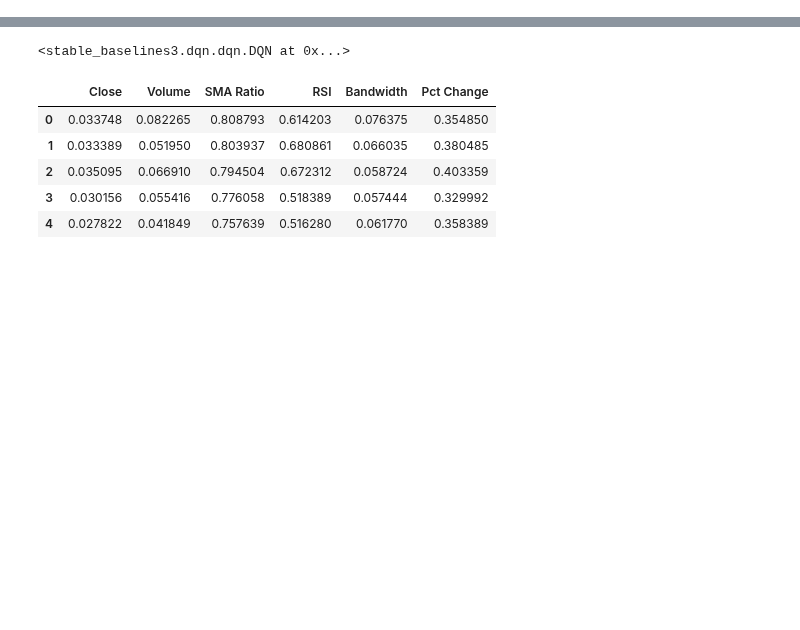
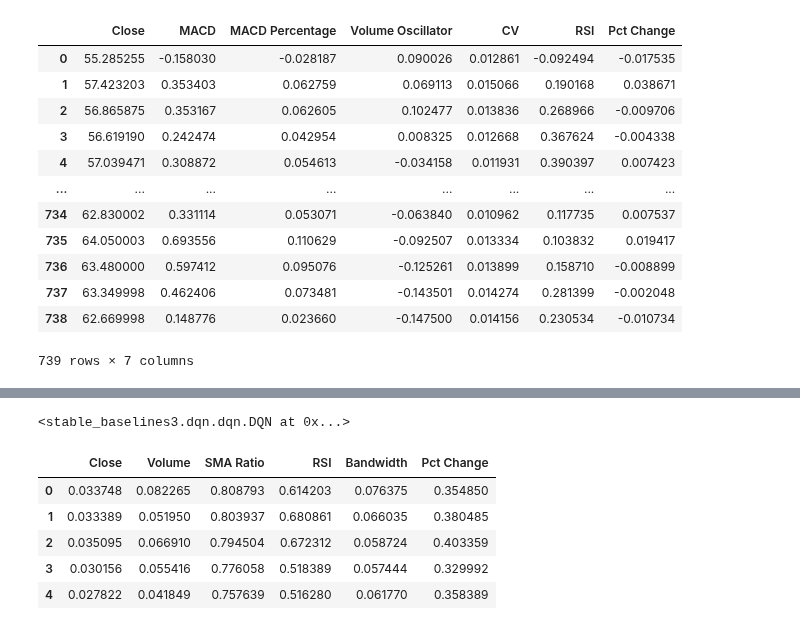
Before and after one commit to joeyallen1/RL_Trading, a Jupyter notebook: Training.ipynb, the cells around one changed output, grey strips where cells are left out. Drawn from its saved outputs; the diff is of its cells as text; code cells hidden in the pictures; blank space fills up the shorter version.

```diff
--- a/Training.ipynb
+++ b/Training.ipynb
@@ -79 +43,19 @@ testing_data
+# %%
+testing_data = pd.read_csv('KO_Testing.csv')
+testing_data.drop(labels=['Date'], axis=1, inplace=True)
+testing_data
+# %% [output]
+|  | Close | MACD | MACD Percentage | Volume Oscillator | CV | RSI | Pct Change |
+| 0 | 55.285255 | -0.158030 | -0.028187 | 0.090026 | 0.012861 | -0.092494 | -0.017535 |
+| 1 | 57.423203 | 0.353403 | 0.062759 | 0.069113 | 0.015066 | 0.190168 | 0.038671 |
+| 2 | 56.865875 | 0.353167 | 0.062605 | 0.102477 | 0.013836 | 0.268966 | -0.009706 |
+| 3 | 56.619190 | 0.242474 | 0.042954 | 0.008325 | 0.012668 | 0.367624 | -0.004338 |
+| 4 | 57.039471 | 0.308872 | 0.054613 | -0.034158 | 0.011931 | 0.390397 | 0.007423 |
+| ... | ... | ... | ... | ... | ... | ... | ... |
+| 734 | 62.830002 | 0.331114 | 0.053071 | -0.063840 | 0.010962 | 0.117735 | 0.007537 |
+| 735 | 64.050003 | 0.693556 | 0.110629 | -0.092507 | 0.013334 | 0.103832 | 0.019417 |
+| 736 | 63.480000 | 0.597412 | 0.095076 | -0.125261 | 0.013899 | 0.158710 | -0.008899 |
+| 737 | 63.349998 | 0.462406 | 0.073481 | -0.143501 | 0.014274 | 0.281399 | -0.002048 |
+| 738 | 62.669998 | 0.148776 | 0.023660 | -0.147500 | 0.014156 | 0.230534 | -0.010734 |
+739 rows × 7 columns
 # %%
```
Also changed, not shown: parts of 9 cells of this notebook, 2 other files.
